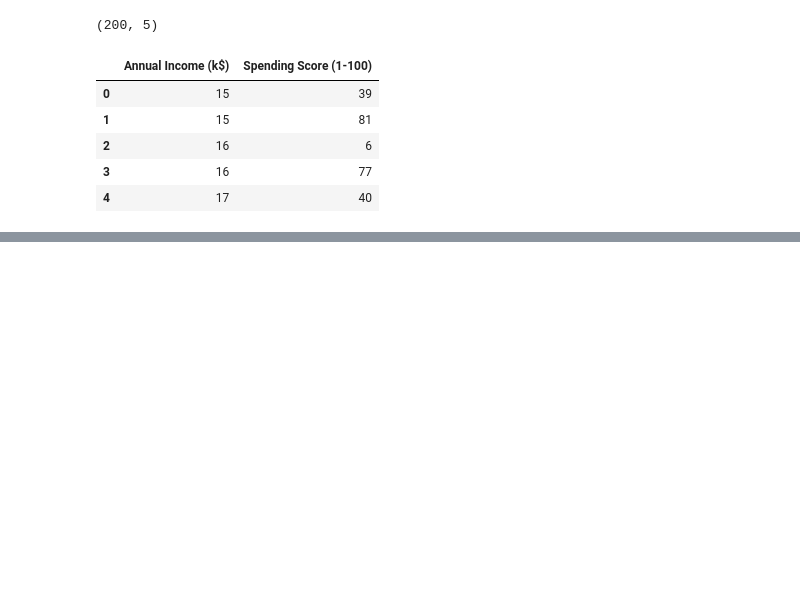
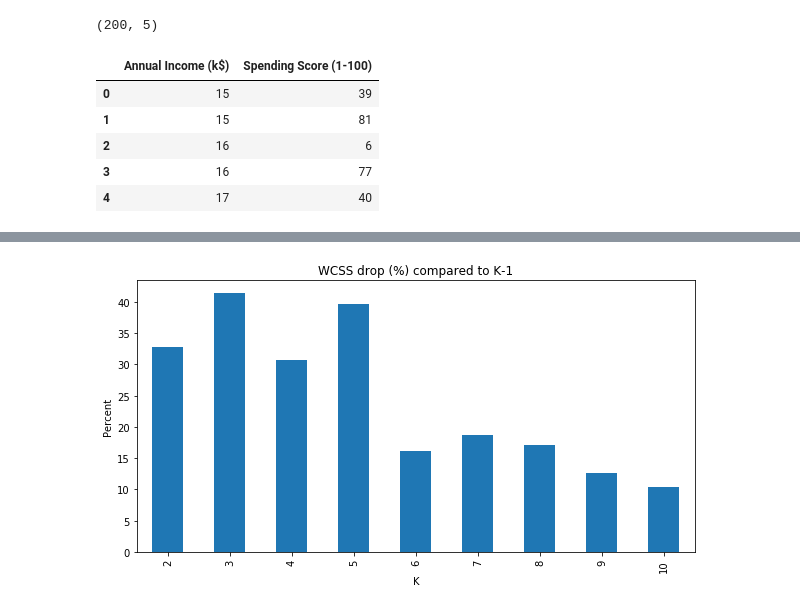
Before and after one commit to alwaysfish/data-science-demos, a Jupyter notebook: notebooks/Demo - K-Means Clustering.ipynb, the cells around one changed output, grey strips where cells are left out. Saved outputs shown, nothing was run; the diff lists cells and outputs as text; code cells hidden in the pictures; blank space fills up the shorter version.

```diff
--- a/notebooks/Demo - K-Means Clustering.ipynb
+++ b/notebooks/Demo - K-Means Clustering.ipynb
@@ -71,0 +129,11 @@ kmeans = KMeans(n_clusters=5)
+# %%
+w = pd.Series(wcss, index=range(1, 11))
+# %%
+plt.figure(figsize=(10, 5))
+(-(w / w.shift(1) - 1).dropna() * 100).plot(kind='bar')
+plt.title('WCSS drop (%) compared to K-1')
+plt.ylabel('Percent')
+plt.xlabel('K')
+plt.show()
+# %% [output]
+[figure, added]
```
Also changed, not shown: parts of 18 cells of this notebook, 13 other files.
